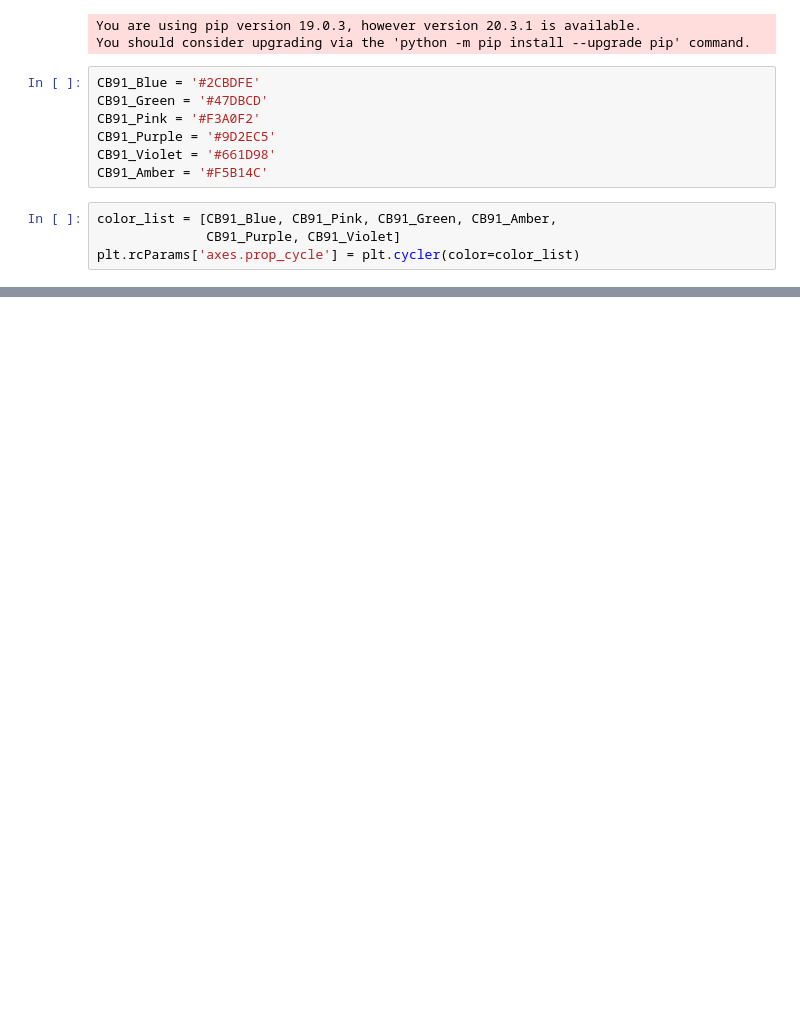
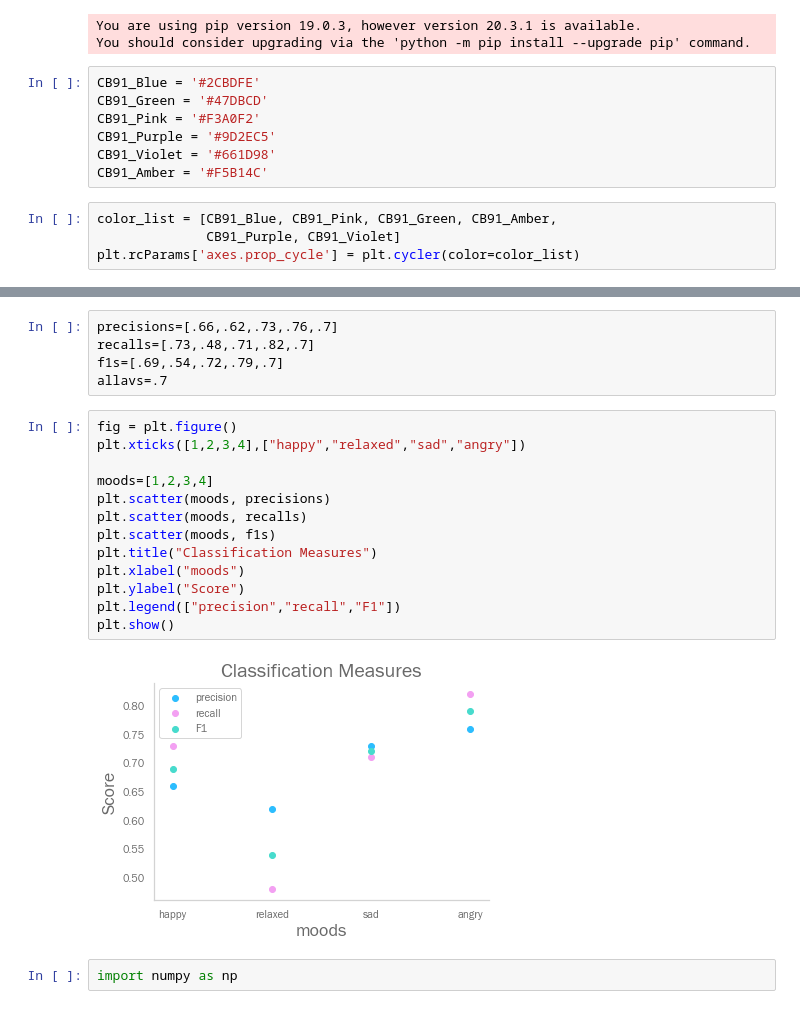
Before and after one commit to Adarshvader/ORIE_4741_Project, a Jupyter notebook: bert/bert validation graphs.ipynb, the cells around one changed output, grey strips where cells are left out. Drawn from its saved outputs; the diff is of its cells as text; blank space fills up the shorter version.

```diff
--- a/bert/bert validation graphs.ipynb
+++ b/bert/bert validation graphs.ipynb
@@ -96,0 +106,22 @@ savefig('bert_validation_accuracy.png', bbox_inches='tight')
+# %%
+precisions=[.66,.62,.73,.76,.7]
+recalls=[.73,.48,.71,.82,.7]
+f1s=[.69,.54,.72,.79,.7]
+allavs=.7
+# %%
+fig = plt.figure()
+plt.xticks([1,2,3,4],["happy","relaxed","sad","angry"])
+
+moods=[1,2,3,4]
+plt.scatter(moods, precisions)
+plt.scatter(moods, recalls)
+plt.scatter(moods, f1s)
+plt.title("Classification Measures")
+plt.xlabel("moods")
+plt.ylabel("Score")
+plt.legend(["precision","recall","F1"])
+plt.show()
+# %% [output]
+[figure, added]
+# %%
+import numpy as np
```
Also changed, not shown: parts of 6 cells of this notebook, 1 other file.
